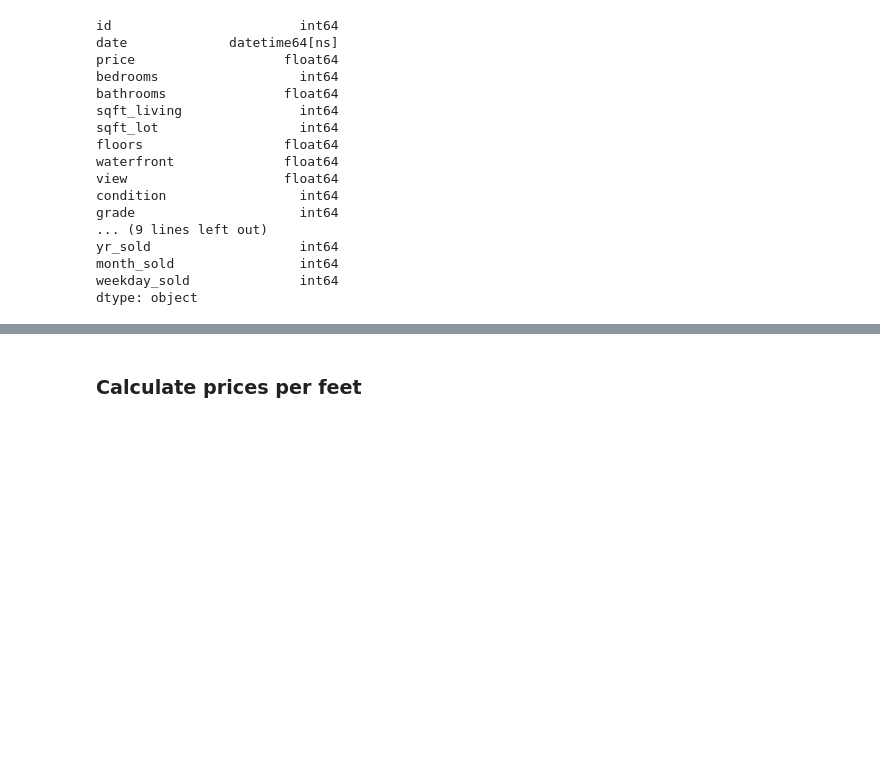
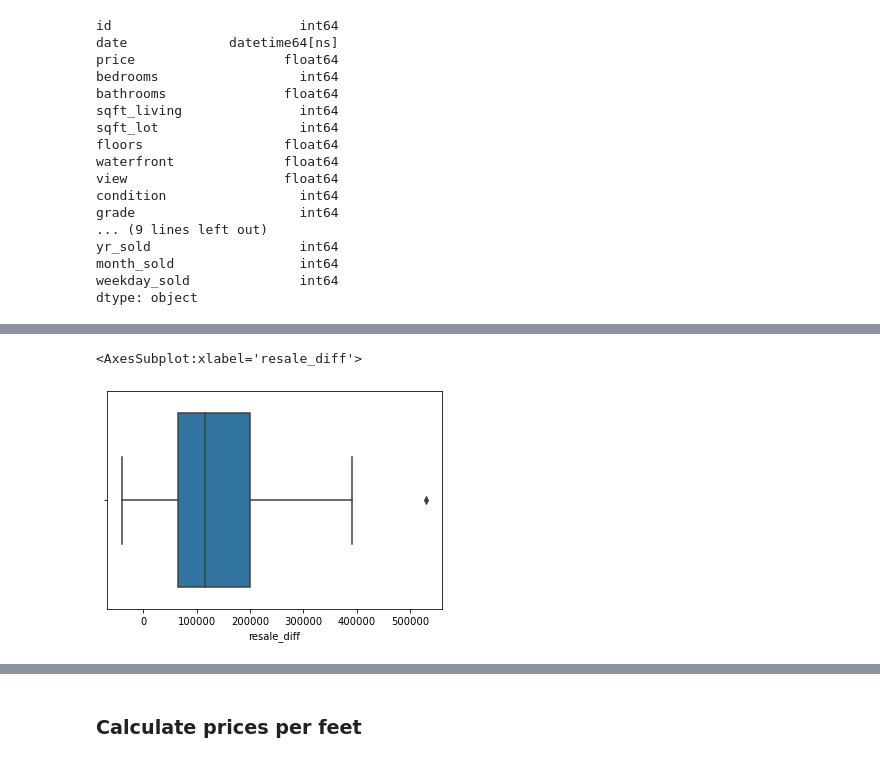
Before and after one commit to dave-py/eda_real-estate, a Jupyter notebook: EDA_real_estate.ipynb, the cells around one changed output, grey strips where cells are left out. Drawn from its saved outputs; the diff is of its cells as text; code cells hidden in the pictures; blank space fills up the shorter version.

Commit message:
added chapter resales

```diff
--- a/EDA_real_estate.ipynb
+++ b/EDA_real_estate.ipynb
@@ -298,0 +283,10 @@ dups
+# %%
+dups = pd.DataFrame(X[X.id.duplicated(keep=False)])[["id", "date", "price"]]
+dups.sort_values(by=["id", "date"], inplace=True)
+gob_diff = dups.groupby("id").price.diff()
+gob_pct = round(dups.groupby("id").price.pct_change()*100,1)
+gob_pct
+resales = pd.DataFrame([gob_diff, gob_pct], index=["resale_diff", "resale_perc"])
+resales = resales.transpose().dropna()
+resales.describe().round(0)
+#resales.describe().round().T
@@ -298,0 +303,5 @@ dups
+# %%
+sns.boxplot(data=resales, x=resales.resale_diff)
+# %% [output]
+<AxesSubplot:xlabel='resale_diff'>
+[figure, added]
```
Also changed, not shown: parts of 19 cells of this notebook, 2 other files.
